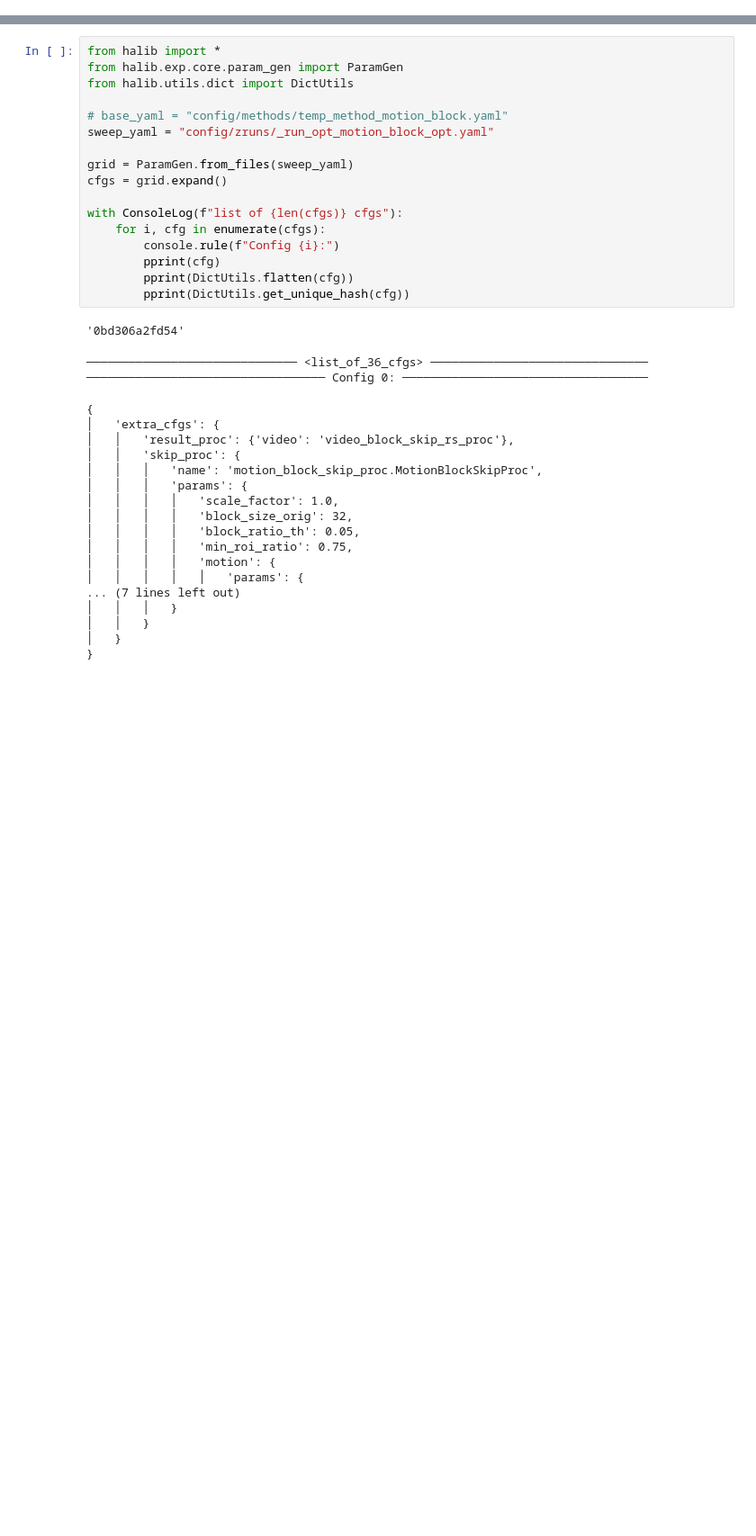
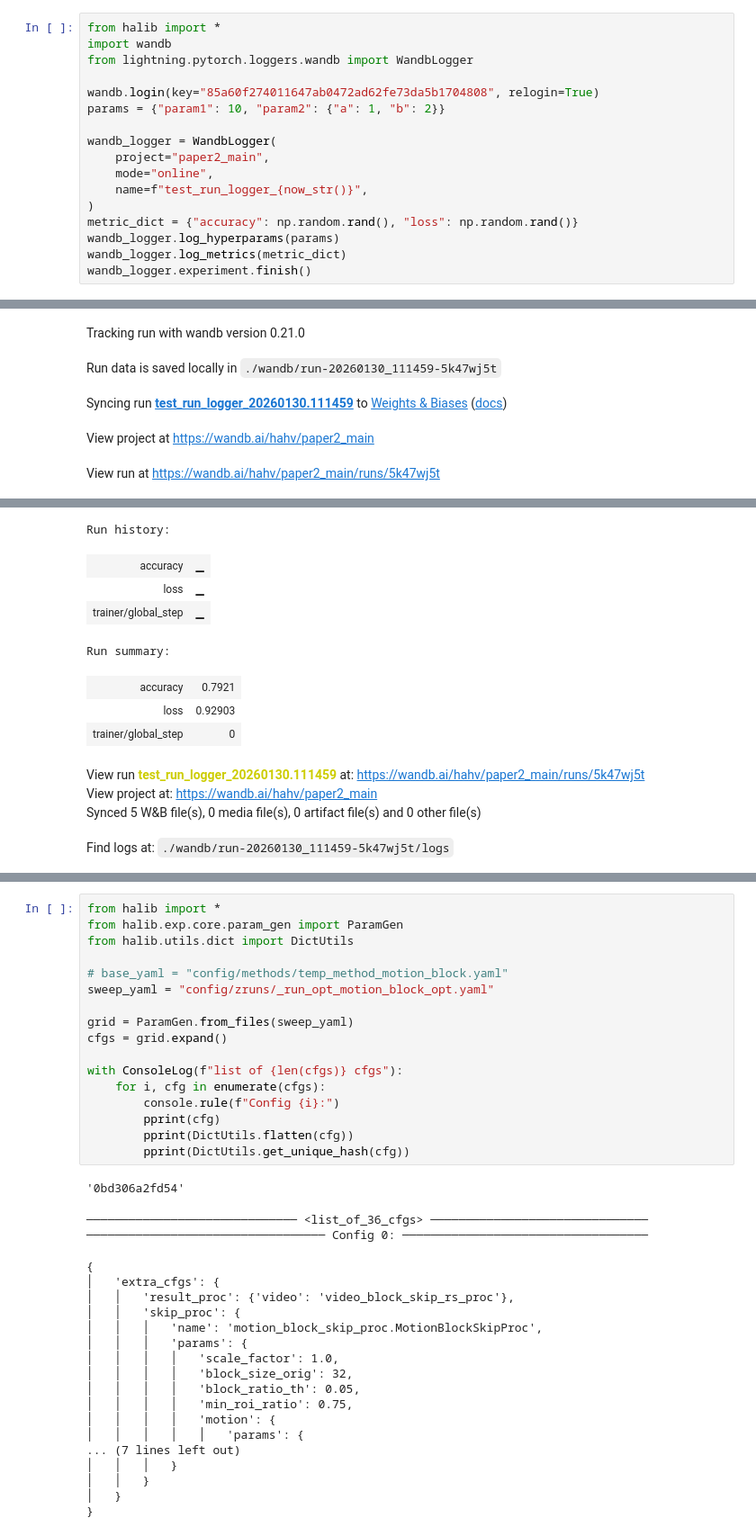
Before and after one commit to hahv/paper2_main, a Jupyter notebook: temp.ipynb, the cells around one changed output, grey strips where cells are left out. Shown at 90% size. Saved outputs shown, nothing was run; the diff lists cells and outputs as text; blank space fills up the shorter version.

Commit message:
[wandb] now changed to use <WandbLogger> allow to use <log_hyperparams> func to save hyper params to view in <<RUN>> tab of wandb project

```diff
--- a/temp.ipynb
+++ b/temp.ipynb
@@ -0,0 +65,18 @@
+# %%
+from halib import *
+import wandb
+from lightning.pytorch.loggers.wandb import WandbLogger
+
+wandb.login(key="85a60f274011647ab0472ad62fe73da5b1704808", relogin=True)
+params = {"param1": 10, "param2": {"a": 1, "b": 2}}
+
+wandb_logger = WandbLogger(
+    project="paper2_main",
+    mode="online",
+    name=f"test_run_logger_{now_str()}",
+)
+metric_dict = {"accuracy": np.random.rand(), "loss": np.random.rand()}
+wandb_logger.log_hyperparams(params)
+wandb_logger.log_metrics(metric_dict)
+wandb_logger.experiment.finish()
+# %% [output]
@@ -0,0 +87,5 @@
+Tracking run with wandb version 0.21.0
+Run data is saved locally in ./wandb/run-20260130_111459-5k47wj5t
+Syncing run test_run_logger_20260130.111459 to Weights & Biases (docs)
+View project at https://wandb.ai/hahv/paper2_main
+View run at https://wandb.ai/hahv/paper2_main/runs/5k47wj5t
@@ -0,0 +93,12 @@
+Run history:
+| accuracy | ▁ |
+| loss | ▁ |
+| trainer/global_step | ▁ |
+Run summary:
+| accuracy | 0.7921 |
+| loss | 0.92903 |
+| trainer/global_step | 0 |
+View run test_run_logger_20260130.111459 at: https://wandb.ai/hahv/paper2_main/runs/5k47wj5t
+View project at: https://wandb.ai/hahv/paper2_main
+Synced 5 W&B file(s), 0 media file(s), 0 artifact file(s) and 0 other file(s)
+Find logs at: ./wandb/run-20260130_111459-5k47wj5t/logs
```
Also changed, not shown: parts of 3 cells of this notebook, 3 other files.
